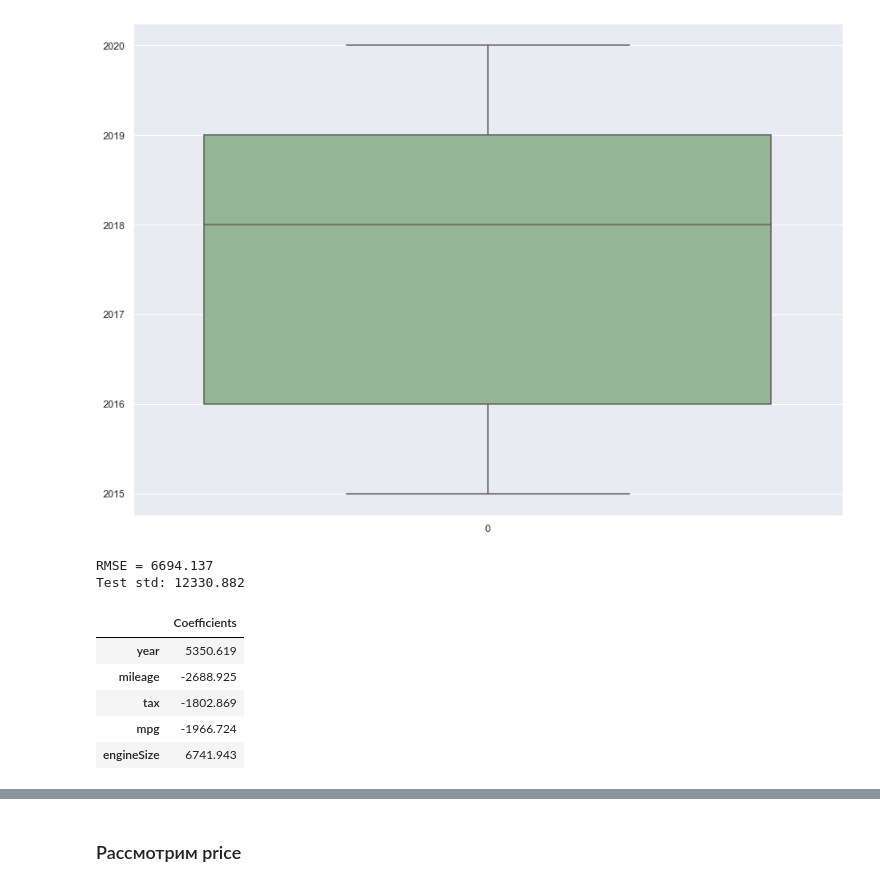
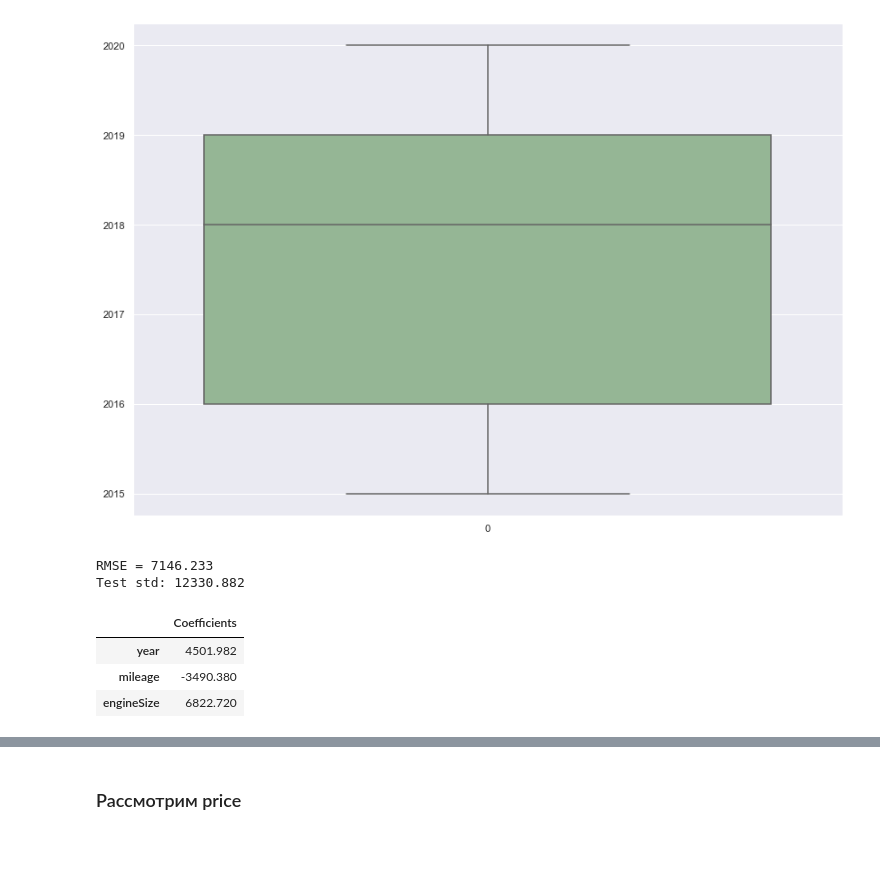
Before and after one commit to anasatasiyazyamzina/AID_2021, a Jupyter notebook: 3/Hometask 3 - Car price prediction.ipynb, the cells around one changed output, grey strips where cells are left out. Cells and saved outputs as stored; diff of their text form; code cells hidden in the pictures; blank space fills up the shorter version.

```diff
--- a/3/Hometask 3 - Car price prediction.ipynb
+++ b/3/Hometask 3 - Car price prediction.ipynb
@@ -100,0 +104,15 @@ sns.heatmap(auto_data.corr(method='pearson'), annot = True, linewidths=0.7, ax=a
+# %%
+auto_data = pd.read_csv("merc.csv")
+
+def new_data(func_data, column):
+    data = auto_data[column].value_counts()
+    for i in range(len(data)):
+        func_data[column] = auto_data[column].replace(data.index[i], i+1)
+    return func_data
+
+auto_data = new_data(auto_data, 'model')
+auto_data = new_data(auto_data, 'transmission')
+auto_data = new_data(auto_data, 'fuelType')
+
+fig, ax = plt.subplots(figsize=(10,10))
+sns.heatmap(auto_data.corr(method='pearson'), annot = True, linewidths=0.7, ax=ax, cmap= 'coolwarm')
@@ -108,9 +129,9 @@ from sklearn.preprocessing import StandardScaler
 
 from sklearn.model_selection import train_test_split
 # %%
-X, Y = auto_data.drop(['price', 'model','transmission','fuelType'], axis=1), auto_data['price']
+X, Y = auto_data.drop(['price', 'model','transmission','fuelType','tax','mpg'], axis=1), auto_data['price']
 # %%
-X_train, X_test, Y_train, Y_test = train_test_split(X, Y, test_size=0.3, random_state=10)
+X_train, X_test, Y_train, Y_test_simpleR = train_test_split(X, Y, test_size=0.3, random_state=10)
 # %%
 X_train
 # %% [output]
@@ -198,31 +216,29 @@ sns.boxplot(data=auto_data['year'],color='#8FBC8F')
 <AxesSubplot:>
 [figure]
 # %%
-X, Y = auto_data.drop(['price', 'model','transmission','fuelType'], axis=1), auto_data['price']
+#X, Y = auto_data.drop(['price', 'model','transmission','fuelType'], axis=1), auto_data['price']
 
 X_train, X_test, Y_train, Y_test = train_test_split(X, Y, test_size=0.3, random_state=10)
 
 X_train_scaled = std_scaler.fit_transform(X_train)
 X_test_scaled = std_scaler.transform(X_test)
 
 model = Lasso()
 
 model.fit(X_train_scaled, Y_train)
 predictions_lassoCV = model.predict(X_test_scaled)
 
 print (f'RMSE = {round(metrics.mean_squared_error(Y_test, predictions_lassoCV, squared=False), 3)}')
 print (f'Test std: {round(Y_test.std(),3)}')
 
 pd.DataFrame(model.coef_, X_train.columns,  columns=['Coefficients'])
 # %% [output]
-RMSE = 6694.137
+RMSE = 7146.233
 Test std: 12330.882
 |  | Coefficients |
-| year | 5350.619 |
-| mileage | -2688.925 |
-| tax | -1802.869 |
-| mpg | -1966.724 |
-| engineSize | 6741.943 |
+| year | 4501.982 |
+| mileage | -3490.380 |
+| engineSize | 6822.720 |
 # %%
 plt.figure(figsize=(8, 8))
 #plt.axes(xlim=(-10000, 80000), ylim=(14090, 48000))
```
Also changed, not shown: parts of 29 cells of this notebook.
